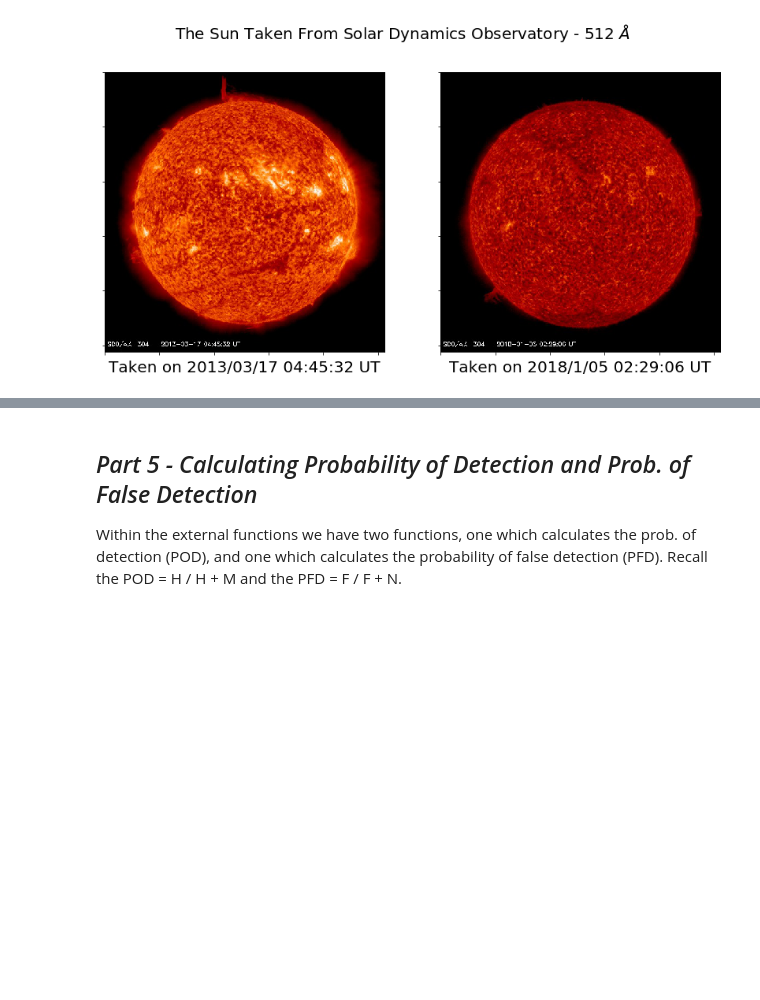
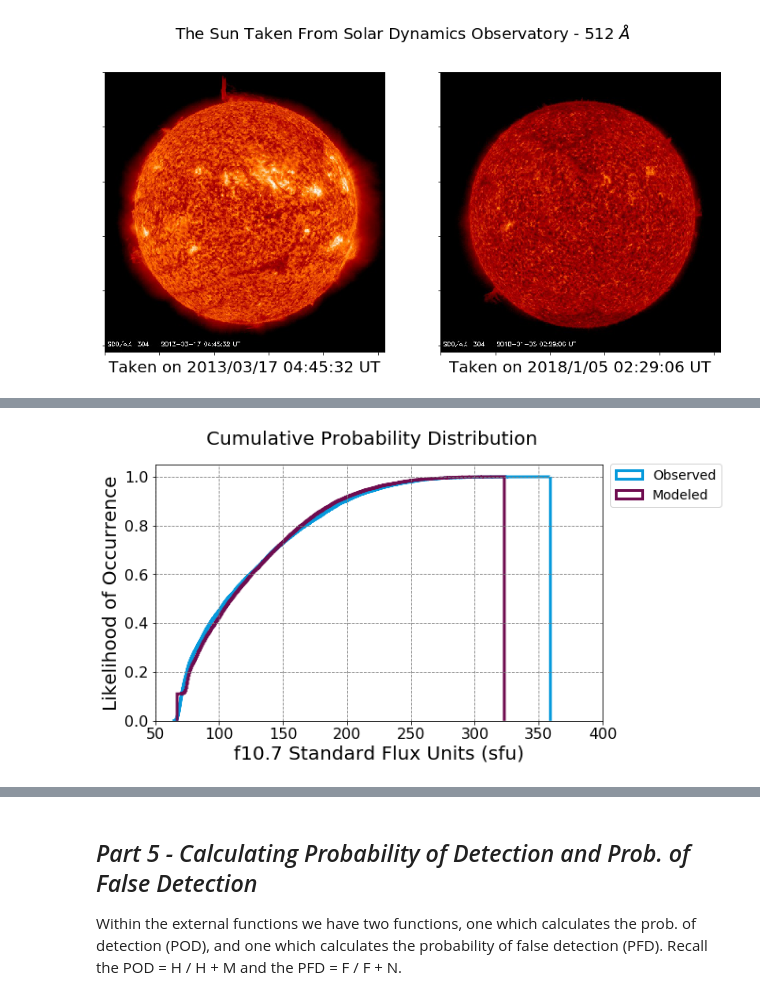
Before and after one commit to abbyazari/data_vis_statistics_geosciences, a Jupyter notebook: Lab7/Lab7_SpaceWeatherClassifiers.ipynb, the cells around one changed output, grey strips where cells are left out. Drawn from its saved outputs; the diff is of its cells as text; code cells hidden in the pictures; blank space fills up the shorter version.

```diff
--- a/Lab7/Lab7_SpaceWeatherClassifiers.ipynb
+++ b/Lab7/Lab7_SpaceWeatherClassifiers.ipynb
@@ -636,0 +509,35 @@ plt.savefig('./Figures/ConfusionMatrix.png')
+# %%
+
+#find sample size of bins
+sampleSize = len(yVals)
+numBins = np.ceil(sampleSize)
+
+fig = plt.figure(figsize=(8.5, 5))
+fig.suptitle('Cumulative Probability Distribution', fontsize=20)
+
+gs  = plt.GridSpec(1, 1, hspace=0.0, wspace=0.2, right = 0.9)
+
+#add subplots
+ax1 = fig.add_subplot(gs[0,0])
+
+#we set both density and cumulative to True for the CPD
+ax1.hist(yVals,  int(numBins), density = True, histtype = 'step', cumulative = True, lw = 3.0, color = '#069adc',
+         label = 'Observed')
+ax1.hist(yModel, int(numBins), density = True, histtype = 'step', cumulative = True, lw = 3.0, color = '#6f0c4f',
+        label = 'Modeled')
+
+#set up grid and tick size
+ax1.grid(color='gray', linestyle='dashed')
+ax1.tick_params(labelsize = 16)
+
+#set up labels
+ax1.set_xlabel('f10.7 Standard Flux Units (sfu)', fontsize = 20)
+ax1.set_ylabel('Likelihood of Occurrence', fontsize = 20)
+
+#set appropiate xlimits
+ax1.set_xlim(50, 400)
+
+#make legend
+ax1.legend(bbox_to_anchor = (1.28, 1.03), prop={'size':14});#surpress output with ;
+# %% [output]
+[figure, added]
```
Also changed, not shown: parts of 68 cells of this notebook, 3 other files.
